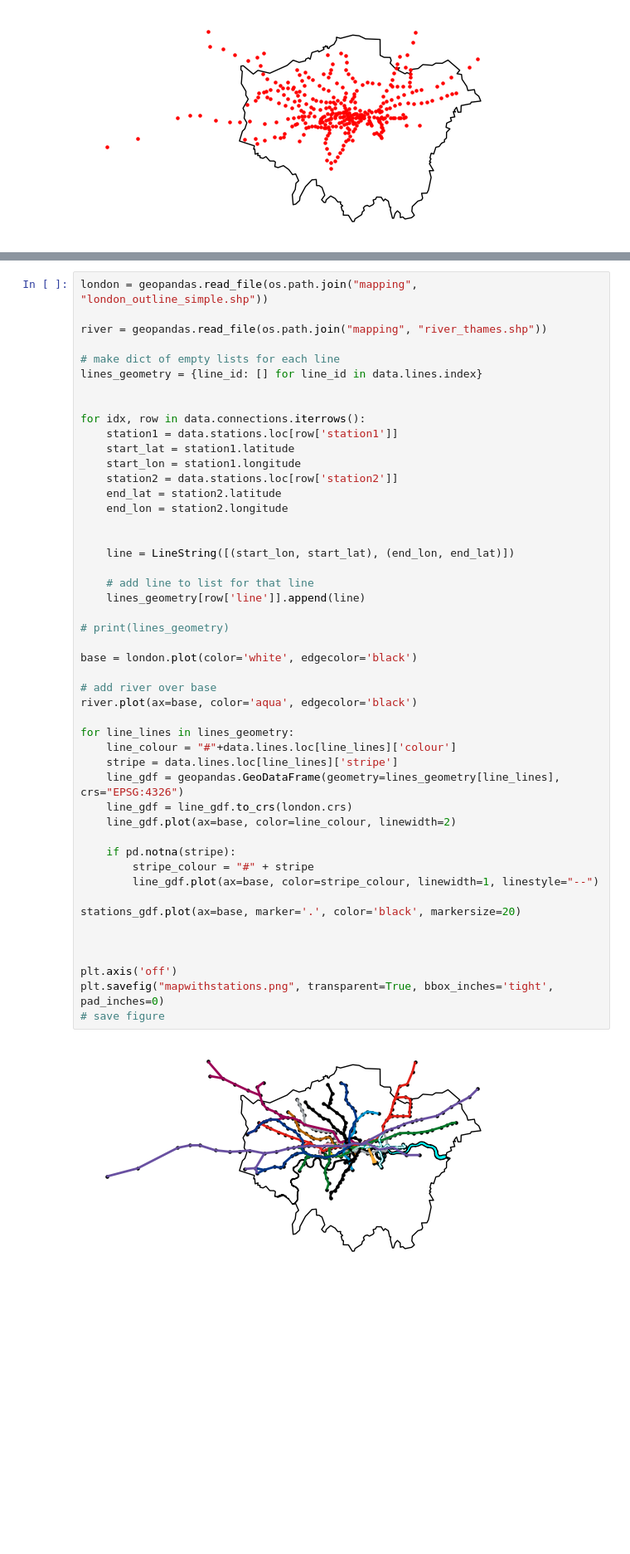
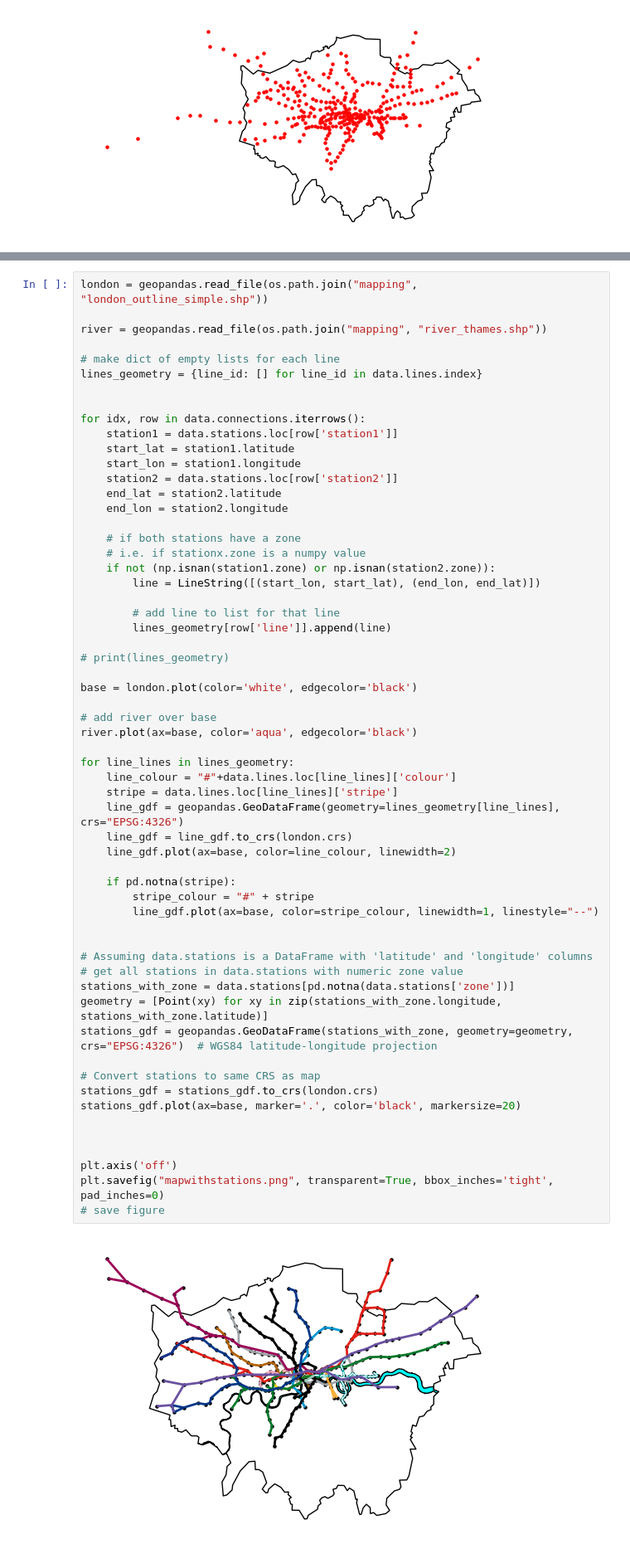
Before and after one commit to b-d-e/tube, a Jupyter notebook: experiments.ipynb, the cells around one changed output, grey strips where cells are left out. Shown at 83% size. Saved outputs shown, nothing was run; the diff lists cells and outputs as text; blank space fills up the shorter version.

Commit message:
don't show stations without a zone (tfl rail western branch

```diff
--- a/experiments.ipynb
+++ b/experiments.ipynb
@@ -140,36 +142,47 @@ for idx, row in data.connections.iterrows():
     end_lat = station2.latitude
     end_lon = station2.longitude
 
+    # if both stations have a zone
+    # i.e. if stationx.zone is a numpy value
+    if not (np.isnan(station1.zone) or np.isnan(station2.zone)):
+        line = LineString([(start_lon, start_lat), (end_lon, end_lat)])
 
-    line = LineString([(start_lon, start_lat), (end_lon, end_lat)])
-
-    # add line to list for that line
-    lines_geometry[row['line']].append(line)
+        # add line to list for that line
+        lines_geometry[row['line']].append(line)
 
 # print(lines_geometry)
 
 base = london.plot(color='white', edgecolor='black')
 
 # add river over base
 river.plot(ax=base, color='aqua', edgecolor='black')
 
 for line_lines in lines_geometry:
     line_colour = "#"+data.lines.loc[line_lines]['colour']
     stripe = data.lines.loc[line_lines]['stripe']
     line_gdf = geopandas.GeoDataFrame(geometry=lines_geometry[line_lines], crs="EPSG:4326")
     line_gdf = line_gdf.to_crs(london.crs)
     line_gdf.plot(ax=base, color=line_colour, linewidth=2)
 
     if pd.notna(stripe):
         stripe_colour = "#" + stripe
         line_gdf.plot(ax=base, color=stripe_colour, linewidth=1, linestyle="--")
 
+
+# Assuming data.stations is a DataFrame with 'latitude' and 'longitude' columns
+# get all stations in data.stations with numeric zone value
+stations_with_zone = data.stations[pd.notna(data.stations['zone'])]
+geometry = [Point(xy) for xy in zip(stations_with_zone.longitude, stations_with_zone.latitude)]
+stations_gdf = geopandas.GeoDataFrame(stations_with_zone, geometry=geometry, crs="EPSG:4326")  # WGS84 latitude-longitude projection
+
+# Convert stations to same CRS as map
+stations_gdf = stations_gdf.to_crs(london.crs)
 stations_gdf.plot(ax=base, marker='.', color='black', markersize=20)
 
 
 
 plt.axis('off')
 plt.savefig("mapwithstations.png", transparent=True, bbox_inches='tight', pad_inches=0)
 # save figure
 # %% [output]
-[figure, old version]
+[figure, new version]
```
Also changed, not shown: parts of 4 cells of this notebook, 2 other files.
